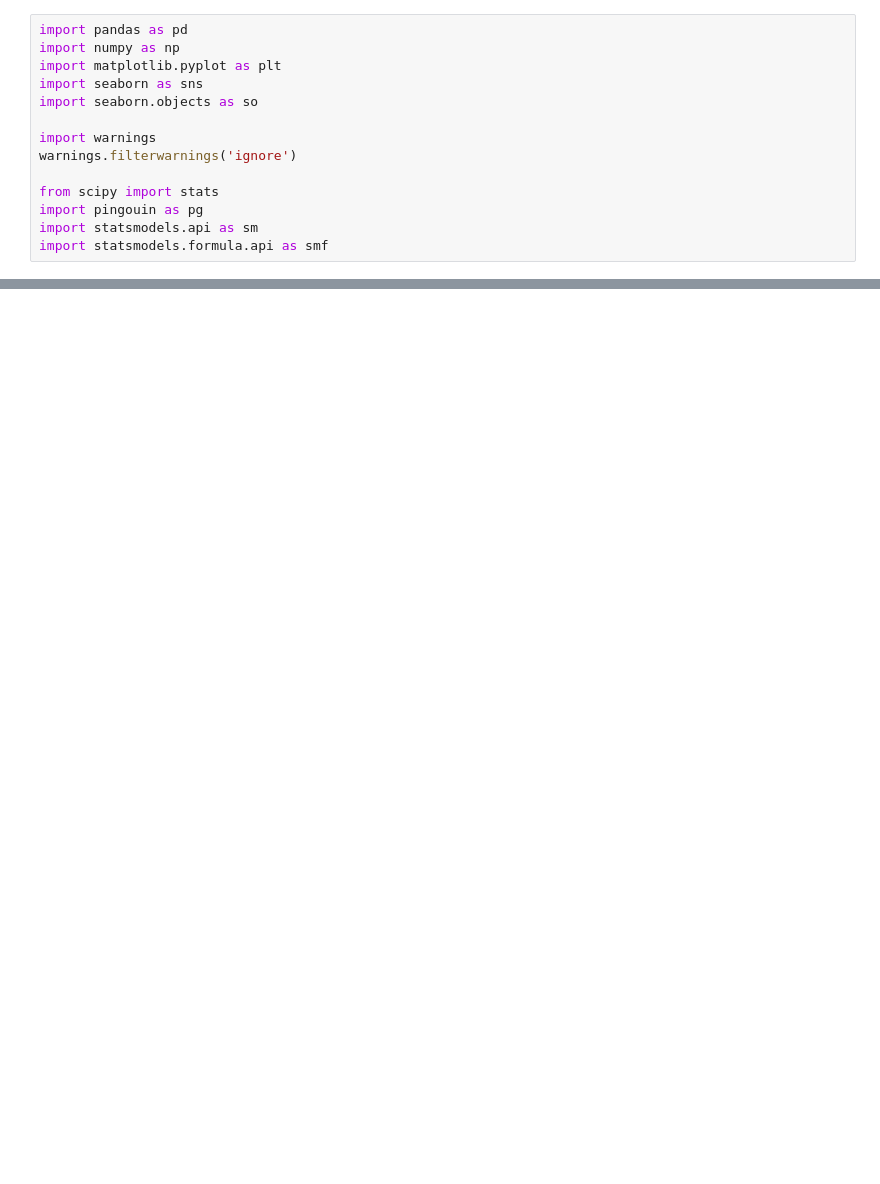
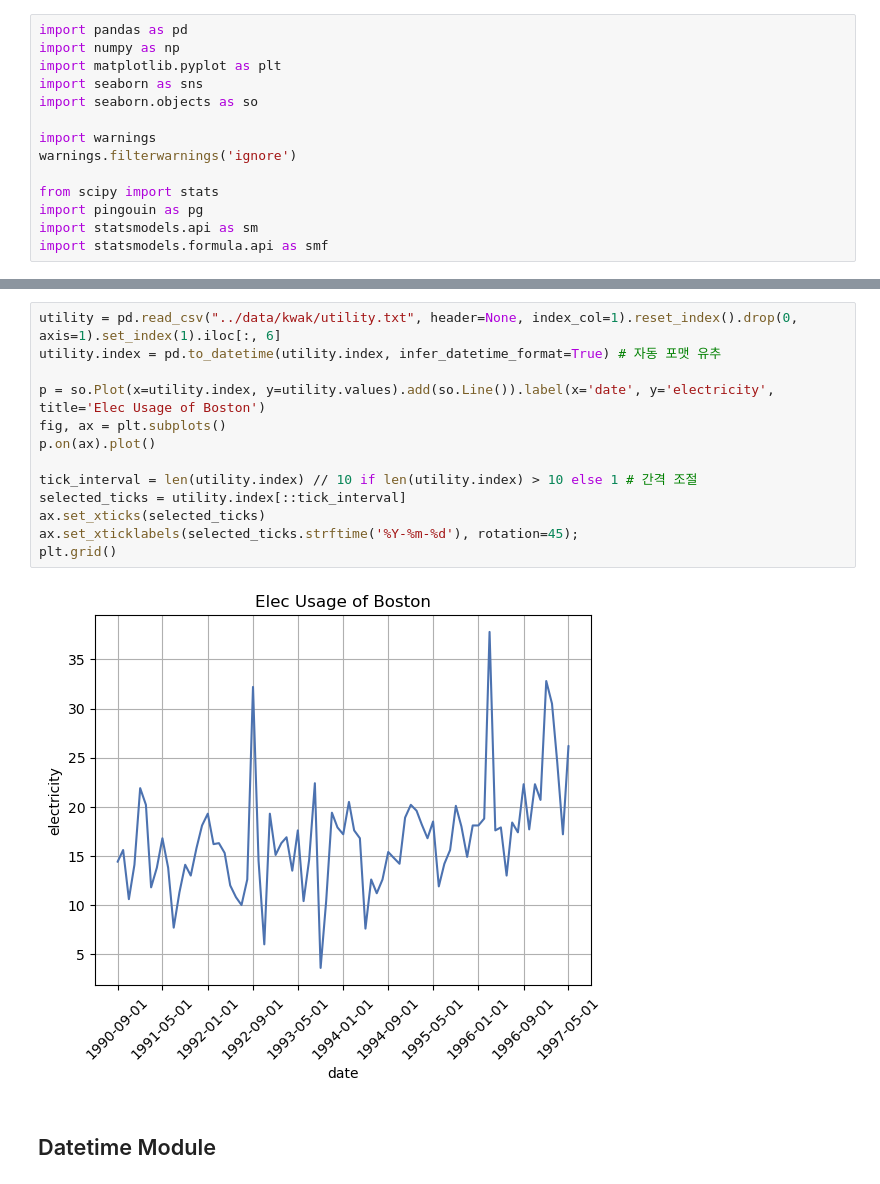
Before and after one commit to klee30810/ADP-study, a Jupyter notebook: stats/kwak/Chap 11. 시계열분석.ipynb, the cells around one changed output, grey strips where cells are left out. Saved outputs shown, nothing was run; the diff lists cells and outputs as text; blank space fills up the shorter version.

Commit message:
kwak chap11 update

```diff
--- a/stats/kwak/Chap 11. 시계열분석.ipynb
+++ b/stats/kwak/Chap 11. 시계열분석.ipynb
@@ -20,0 +30,17 @@ import statsmodels.formula.api as smf
+# %%
+utility = pd.read_csv("../data/kwak/utility.txt", header=None, index_col=1).reset_index().drop(0, axis=1).set_index(1).iloc[:, 6]
+utility.index = pd.to_datetime(utility.index, infer_datetime_format=True) # 자동 포맷 유추
+
+p = so.Plot(x=utility.index, y=utility.values).add(so.Line()).label(x='date', y='electricity', title='Elec Usage of Boston')
+fig, ax = plt.subplots()
+p.on(ax).plot()
+
+tick_interval = len(utility.index) // 10 if len(utility.index) > 10 else 1 # 간격 조절
+selected_ticks = utility.index[::tick_interval]
+ax.set_xticks(selected_ticks)
+ax.set_xticklabels(selected_ticks.strftime('%Y-%m-%d'), rotation=45);
+plt.grid()
+# %% [output]
+[figure, added]
+# %% [markdown]
+## Datetime Module
```
Also changed, not shown: parts of 3 cells of this notebook.
